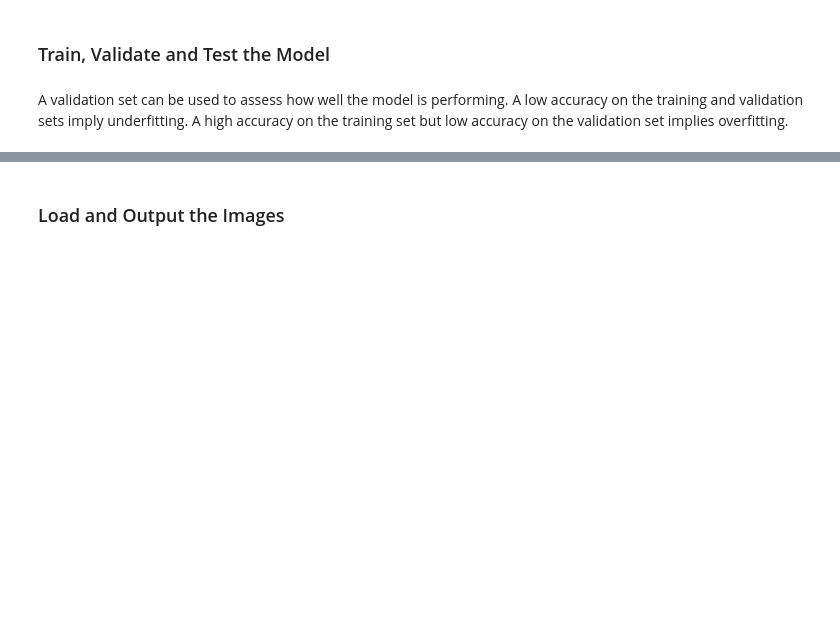
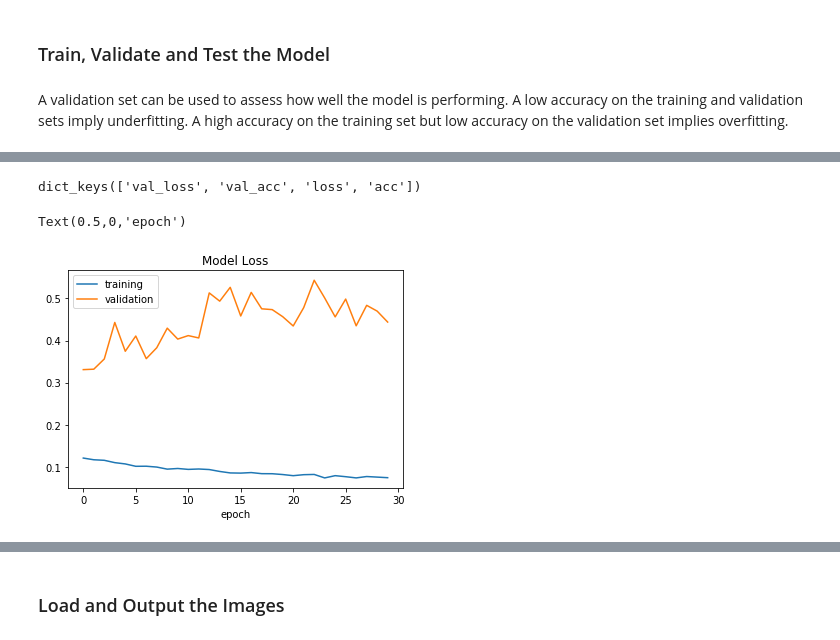
Before and after one commit to akaddoura/traffic-sign-classifier, a Jupyter notebook: Traffic_Sign_Classifier.ipynb, the cells around one changed output, grey strips where cells are left out. Drawn from its saved outputs; the diff is of its cells as text; code cells hidden in the pictures; blank space fills up the shorter version.

```diff
--- a/Traffic_Sign_Classifier.ipynb
+++ b/Traffic_Sign_Classifier.ipynb
@@ -250,0 +240,15 @@ Y_test shape: (12630, 43)
+# %%
+from keras.preprocessing.image import ImageDataGenerator
+
+X_train = np.expand_dims(X_train, axis = -1)
+X_valid = np.expand_dims(X_valid, axis = -1)
+X_test = np.expand_dims(X_test, axis = -1)
+
+datagen = ImageDataGenerator(width_shift_range=0.1,
+                             height_shift_range=0.1,
+                            zoom_range=0.2,
+                            shear_range=0.1,
+                            rotation_range=10.)
+
+datagen.fit(X_train)
+print(X_train.shape)
@@ -251,9 +257,7 @@ Y_test shape: (12630, 43)
 # %% [markdown]
 ### Model Architecture
 # %%
-### Define your architecture here.
-### Feel free to use as many code cells as needed.
-def lenet(input_shape = (32, 32, 3), classes = 43, seed = 0):
+def lenet(input_shape = (32, 32, 1), classes = 43, seed = 0):
     """
     Implementation of the popular ResNet50 the following architecture:
     CONV2D -> BATCHNORM -> RELU -> MAXPOOL -> CONVBLOCK -> IDBLOCK*2 -> CONVBLOCK -> IDBLOCK*3
@@ -266,8 +270,6 @@ def lenet(input_shape = (32, 32, 3), classes = 43, seed = 0):
     Returns:
     model -- a Model() instance in Keras
     """
-
-    # Zero Padding
     X_input = Input(shape=input_shape)
 
     X = X_input
@@ -283,7 +285,9 @@ def lenet(input_shape = (32, 32, 3), classes = 43, seed = 0):
 
     X = Flatten()(X)
     X = Dense(120, activation='relu', name='fc1')(X)
+    #X = Dropout(0.5)(X)
     X = Dense(84, activation='relu', name='fc2')(X)
+    #X = Dropout(0.5)(X)
     X = Dense(classes, activation='softmax', name='fc3')(X)
 
     # create model
@@ -304,5 +303,3 @@ sets imply underfitting. A high accuracy on the training set but low accuracy on
 seed = np.random.randint(1000)
 model = lenet(input_shape = (32, 32, 1), classes = 43, seed = seed)
 model.compile(optimizer='adam', loss='categorical_crossentropy', metrics=['accuracy'])
-# %%
-model.fit(X_train_gray, y_train, epochs = 30, batch_size = 128)
@@ -327,0 +320,7 @@ Epoch 30/30
+# %%
+#model.fit(X_train, y_train, epochs = 30, batch_size = 128, callbacks=callbacks)
+#history = model.fit(X_train, y_train, epochs = 30, validation_data = (X_valid, y_valid), batch_size = 64)
+history = model.fit_generator(datagen.flow(X_train, y_train, batch_size=50),
+                            steps_per_epoch=2000,
+                            epochs=30,
+                            validation_data=(X_valid, y_valid), shuffle = 1)
@@ -345,0 +370,11 @@ Test Accuracy = 93.2462391094
+# %%
+print(history.history.keys())
+plt.plot(history.history['loss'])
+plt.plot(history.history['val_loss'])
+plt.legend(['training', 'validation'])
+plt.title('Model Loss')
+plt.xlabel('epoch')
+# %% [output]
+dict_keys(['val_loss', 'val_acc', 'loss', 'acc'])
+Text(0.5,0,'epoch')
+[figure, added]
```
Also changed, not shown: parts of 54 cells of this notebook.
